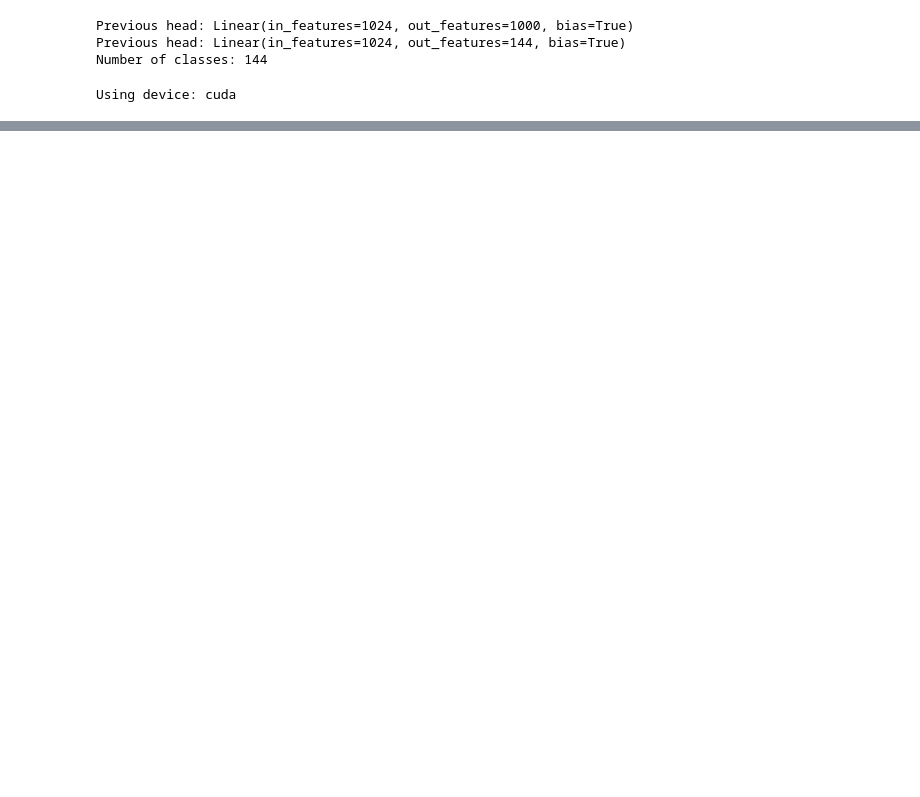
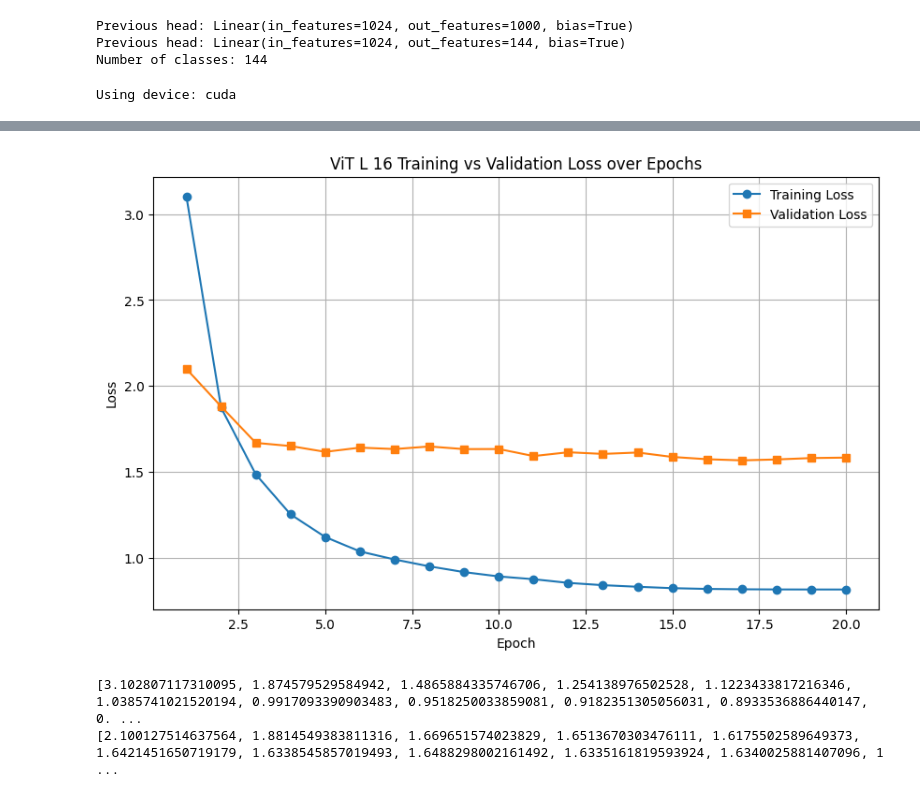
Before and after one commit to branisk/Geo-Guessrs, a Jupyter notebook: models/vit_l_16/vit_l_16_tuned.ipynb, the cells around one changed output, grey strips where cells are left out. Drawn from its saved outputs; the diff is of its cells as text; code cells hidden in the pictures; blank space fills up the shorter version.

```diff
--- a/models/vit_l_16/vit_l_16_tuned.ipynb
+++ b/models/vit_l_16/vit_l_16_tuned.ipynb
@@ -122,7 +125,7 @@ print(f"Using device: {device}")
 # %% [output]
 Using device: cuda
 # %%
-num_epochs = 2
+num_epochs = 20
 optimizer = torch.optim.AdamW(model.parameters(), lr=1e-4, weight_decay=0.05)
 criterion = torch.nn.CrossEntropyLoss(label_smoothing=0.1)
 
@@ -270,40 +263,22 @@ Test Accuracy: 84.09%
 # %%
 # --- Plotting ---
 plt.figure(figsize=(10, 6))
-plt.plot(range(1, num_epochs + 1), train_losses, marker='o', label='Training Loss')
-plt.plot(range(1, num_epochs + 1), val_losses, marker='s', label='Validation Loss')
-plt.title('Training vs Validation Loss over Epochs')
+plt.plot(range(1, num_epochs + 1), train_loss_list, marker='o', label='Training Loss')
+plt.plot(range(1, num_epochs + 1), val_loss_list, marker='s', label='Validation Loss')
+plt.title('ViT L 16 Training vs Validation Loss over Epochs')
 plt.xlabel('Epoch')
 plt.ylabel('Loss')
 plt.grid(True)
 plt.legend()
 plt.show()
+# %% [output]
+[figure, added]
 # %%
-model.eval()
-test_loss = 0.0
-correct = 0
-total = 0
-
-with torch.no_grad():
-    for inputs, labels in tqdm(test_dataloader):
-        inputs = inputs.to(device, non_blocking=True)
-        labels = labels.to(device, non_blocking=True)
-
-        inputs = transform(inputs)
-        outputs = model(inputs)
-
-        loss = criterion(outputs, labels)
-        test_loss += loss.item()
-
-        _, predicted = torch.max(outputs.data, 1)
-        total += labels.size(0)
-        correct += (predicted == labels).sum().item()
-
-avg_test_loss = test_loss / len(test_dataloader)
-accuracy = 100 * correct / total
-
-print(f"Test Loss: {avg_test_loss:.3f}")
-print(f"Test Accuracy: {accuracy:.2f}%")
+print(train_loss_list)
+print(val_loss_list)
+# %% [output]
+[3.102807117310095, 1.874579529584942, 1.4865884335746706, 1.254138976502528, 1.1223433817216346, 1.0385741021520194, 0.9917093390903483, 0.9518250033859081, 0.9182351305056031, 0.8933536886440147, 0. ...
+[2.100127514637564, 1.8814549383811316, 1.669651574023829, 1.6513670303476111, 1.6175502589649373, 1.6421451650719179, 1.6338545857019493, 1.6488298002161492, 1.6335161819593924, 1.6340025881407096, 1 ...
 # %%
 # 3. Plot Both Curves
 plt.figure(figsize=(12, 7))
```
Also changed, not shown: parts of 5 cells of this notebook.
